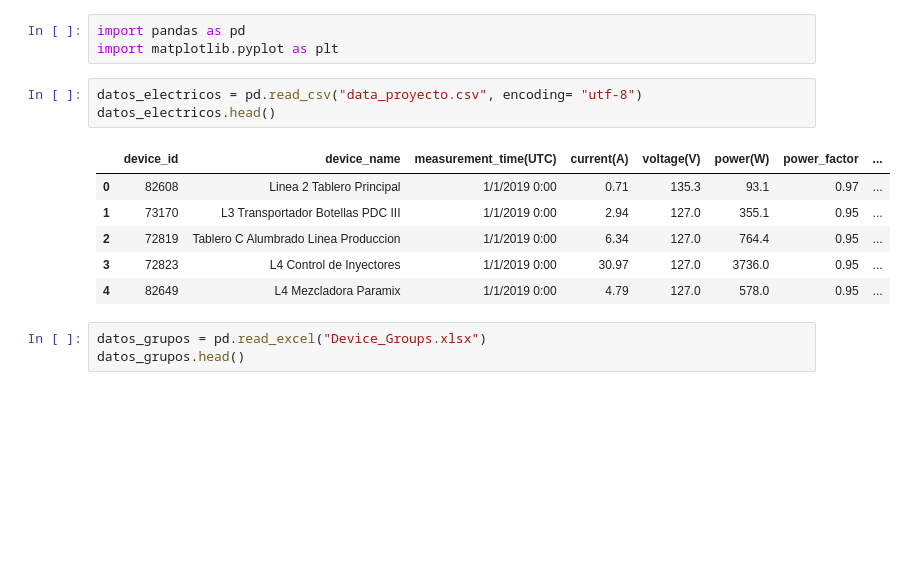
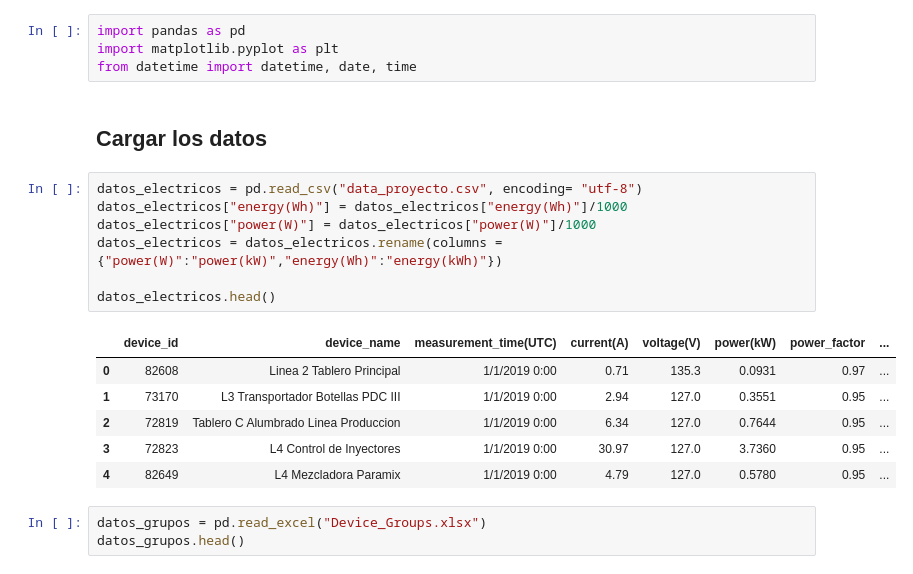
Before and after one commit to Axioma42/Project1, a Jupyter notebook: Project1.ipynb, the cells around one changed output. Drawn from its saved outputs; the diff is of its cells as text; blank space fills up the shorter version.

```diff
--- a/Project1.ipynb
+++ b/Project1.ipynb
@@ -1,16 +1,23 @@
 # %%
 import pandas as pd
 import matplotlib.pyplot as plt
+from datetime import datetime, date, time
-# %%
-datos_electricos = pd.read_csv("data_proyecto.csv", encoding= "utf-8")
-datos_electricos.head()
-# %% [output]
-|  | device_id | device_name | measurement_time(UTC) | current(A) | voltage(V) | power(W) | power_factor | ... |
-| 0 | 82608 | Linea 2 Tablero Principal | 1/1/2019 0:00 | 0.71 | 135.3 | 93.1 | 0.97 | ... |
-| 1 | 73170 | L3 Transportador Botellas PDC III | 1/1/2019 0:00 | 2.94 | 127.0 | 355.1 | 0.95 | ... |
-| 2 | 72819 | Tablero C Alumbrado Linea Produccion | 1/1/2019 0:00 | 6.34 | 127.0 | 764.4 | 0.95 | ... |
-| 3 | 72823 | L4 Control de Inyectores | 1/1/2019 0:00 | 30.97 | 127.0 | 3736.0 | 0.95 | ... |
-| 4 | 82649 | L4 Mezcladora Paramix | 1/1/2019 0:00 | 4.79 | 127.0 | 578.0 | 0.95 | ... |
+# %% [markdown]
+## Cargar los datos
+# %%
+datos_electricos = pd.read_csv("data_proyecto.csv", encoding= "utf-8")
+datos_electricos["energy(Wh)"] = datos_electricos["energy(Wh)"]/1000
+datos_electricos["power(W)"] = datos_electricos["power(W)"]/1000
+datos_electricos = datos_electricos.rename(columns = {"power(W)":"power(kW)","energy(Wh)":"energy(kWh)"})
+
+datos_electricos.head()
+# %% [output]
+|  | device_id | device_name | measurement_time(UTC) | current(A) | voltage(V) | power(kW) | power_factor | ... |
+| 0 | 82608 | Linea 2 Tablero Principal | 1/1/2019 0:00 | 0.71 | 135.3 | 0.0931 | 0.97 | ... |
+| 1 | 73170 | L3 Transportador Botellas PDC III | 1/1/2019 0:00 | 2.94 | 127.0 | 0.3551 | 0.95 | ... |
+| 2 | 72819 | Tablero C Alumbrado Linea Produccion | 1/1/2019 0:00 | 6.34 | 127.0 | 0.7644 | 0.95 | ... |
+| 3 | 72823 | L4 Control de Inyectores | 1/1/2019 0:00 | 30.97 | 127.0 | 3.7360 | 0.95 | ... |
+| 4 | 82649 | L4 Mezcladora Paramix | 1/1/2019 0:00 | 4.79 | 127.0 | 0.5780 | 0.95 | ... |
 # %%
 datos_grupos = pd.read_excel("Device_Groups.xlsx")
 datos_grupos.head()
```
Also changed, not shown: parts of 12 cells of this notebook, 1 other file.
